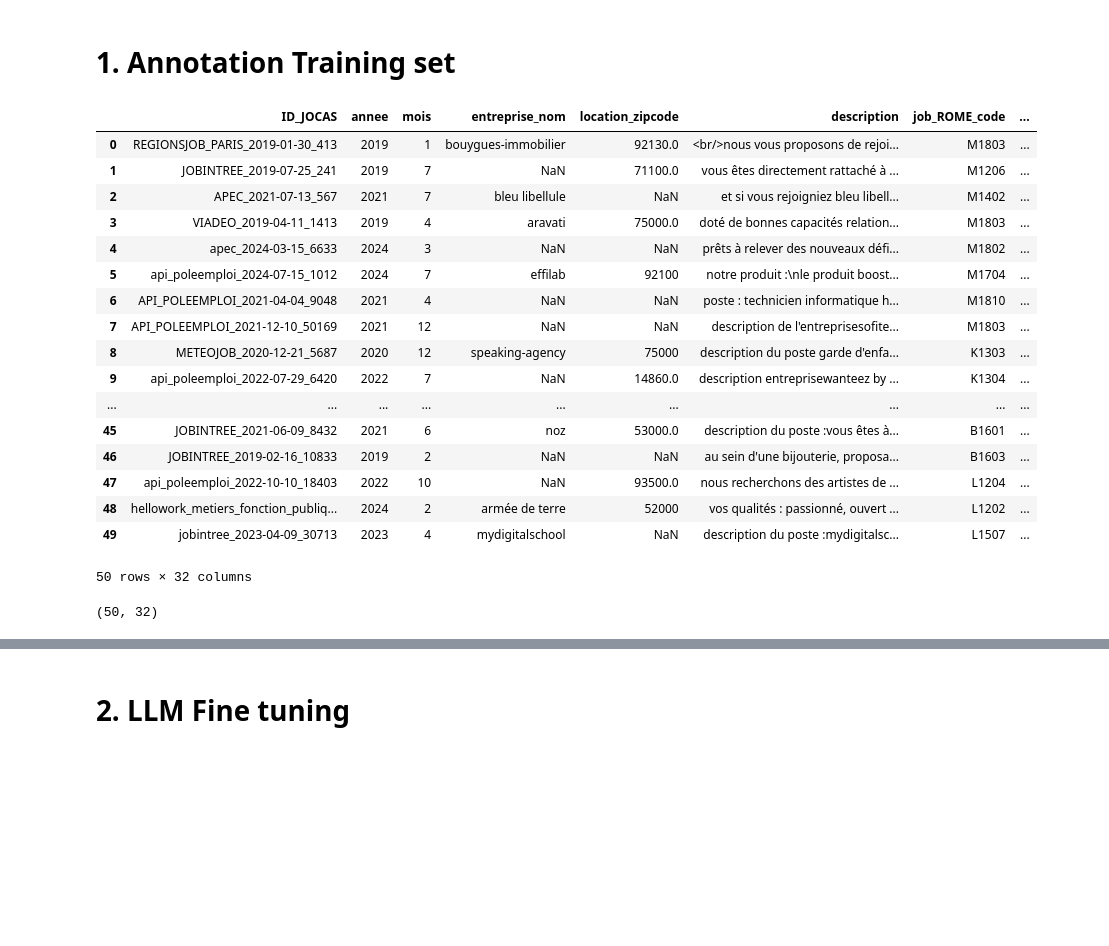
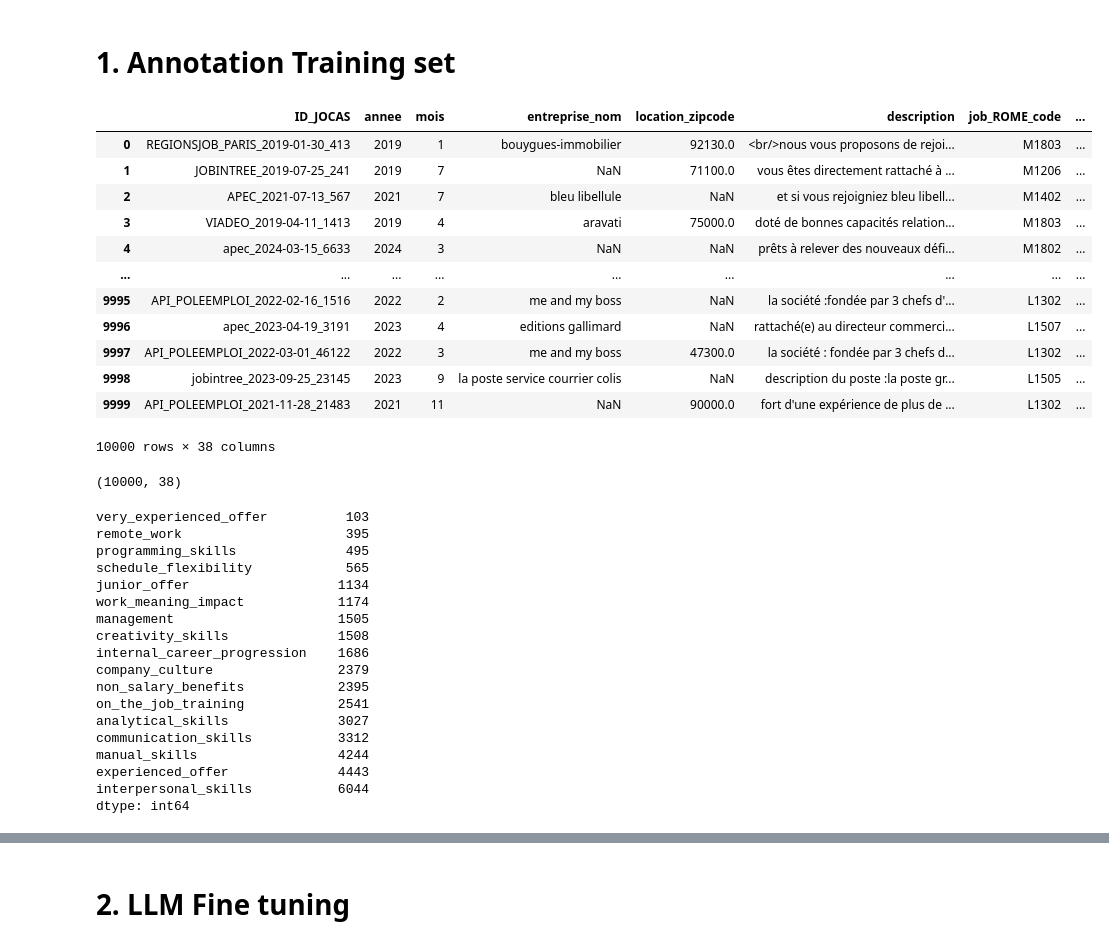
Before and after one commit to blengereau/job_postings, a Jupyter notebook: offer_detection.ipynb, the cells around one changed output, grey strips where cells are left out. Cells and saved outputs as stored; diff of their text form; code cells hidden in the pictures; blank space fills up the shorter version.

Commit message:
train test pipeline

```diff
--- a/offer_detection.ipynb
+++ b/offer_detection.ipynb
@@ -4,30 +4,25 @@ import numpy as np
 # %% [markdown]
 # 1. Annotation Training set
 # %%
-annoted_df = pd.read_parquet("data/annotation/prompt_v5/training_set_labeled.parquet")
+annoted_df = pd.read_parquet("data/annotation/prompt_v6/training_set_labeled.parquet")
 annoted_df
 # %% [output]
 |  | ID_JOCAS | annee | mois | entreprise_nom | location_zipcode | description | job_ROME_code | ... |
 | 0 | REGIONSJOB_PARIS_2019-01-30_413 | 2019 | 1 | bouygues-immobilier | 92130.0 | <br/>nous vous proposons de rejoi... | M1803 | ... |
 | 1 | JOBINTREE_2019-07-25_241 | 2019 | 7 | NaN | 71100.0 | vous êtes directement rattaché à ... | M1206 | ... |
 | 2 | APEC_2021-07-13_567 | 2021 | 7 | bleu libellule | NaN | et si vous rejoigniez bleu libell... | M1402 | ... |
 | 3 | VIADEO_2019-04-11_1413 | 2019 | 4 | aravati | 75000.0 | doté de bonnes capacités relation... | M1803 | ... |
 | 4 | apec_2024-03-15_6633 | 2024 | 3 | NaN | NaN | prêts à relever des nouveaux défi... | M1802 | ... |
-| 5 | api_poleemploi_2024-07-15_1012 | 2024 | 7 | effilab | 92100 | notre produit :\nle produit boost... | M1704 | ... |
-| 6 | API_POLEEMPLOI_2021-04-04_9048 | 2021 | 4 | NaN | NaN | poste : technicien informatique h... | M1810 | ... |
-| 7 | API_POLEEMPLOI_2021-12-10_50169 | 2021 | 12 | NaN | NaN | description de l'entreprisesofite... | M1803 | ... |
-| 8 | METEOJOB_2020-12-21_5687 | 2020 | 12 | speaking-agency | 75000 | description du poste garde d'enfa... | K1303 | ... |
-| 9 | api_poleemploi_2022-07-29_6420 | 2022 | 7 | NaN | 14860.0 | description entreprisewanteez by ... | K1304 | ... |
 | ... | ... | ... | ... | ... | ... | ... | ... | ... |
-| 45 | JOBINTREE_2021-06-09_8432 | 2021 | 6 | noz | 53000.0 | description du poste :vous êtes à... | B1601 | ... |
-| 46 | JOBINTREE_2019-02-16_10833 | 2019 | 2 | NaN | NaN | au sein d'une bijouterie, proposa... | B1603 | ... |
-| 47 | api_poleemploi_2022-10-10_18403 | 2022 | 10 | NaN | 93500.0 | nous recherchons des artistes de ... | L1204 | ... |
-| 48 | hellowork_metiers_fonction_publiq... | 2024 | 2 | armée de terre | 52000 | vos qualités : passionné, ouvert ... | L1202 | ... |
-| 49 | jobintree_2023-04-09_30713 | 2023 | 4 | mydigitalschool | NaN | description du poste :mydigitalsc... | L1507 | ... |
+| 9995 | API_POLEEMPLOI_2022-02-16_1516 | 2022 | 2 | me and my boss | NaN | la société :fondée par 3 chefs d'... | L1302 | ... |
+| 9996 | apec_2023-04-19_3191 | 2023 | 4 | editions gallimard | NaN | rattaché(e) au directeur commerci... | L1507 | ... |
+| 9997 | API_POLEEMPLOI_2022-03-01_46122 | 2022 | 3 | me and my boss | 47300.0 | la société : fondée par 3 chefs d... | L1302 | ... |
+| 9998 | jobintree_2023-09-25_23145 | 2023 | 9 | la poste service courrier colis | NaN | description du poste :la poste gr... | L1505 | ... |
+| 9999 | API_POLEEMPLOI_2021-11-28_21483 | 2021 | 11 | NaN | 90000.0 | fort d'une expérience de plus de ... | L1302 | ... |
-50 rows × 32 columns
+10000 rows × 38 columns
 # %%
 annoted_df.shape
 # %% [output]
-(50, 32)
+(10000, 38)
 # %%
 LABELS = [
@@ -45 +46,22 @@ LABELS = [
 ]
+# %%
+print(annoted_df[LABELS].sum().sort_values())
+# %% [output]
+very_experienced_offer          103
+remote_work                     395
+programming_skills              495
+schedule_flexibility            565
+junior_offer                   1134
+work_meaning_impact            1174
+management                     1505
+creativity_skills              1508
+internal_career_progression    1686
+company_culture                2379
+non_salary_benefits            2395
+on_the_job_training            2541
+analytical_skills              3027
+communication_skills           3312
+manual_skills                  4244
+experienced_offer              4443
+interpersonal_skills           6044
+dtype: int64
```
Also changed, not shown: parts of 5 cells of this notebook, 4 other files.
